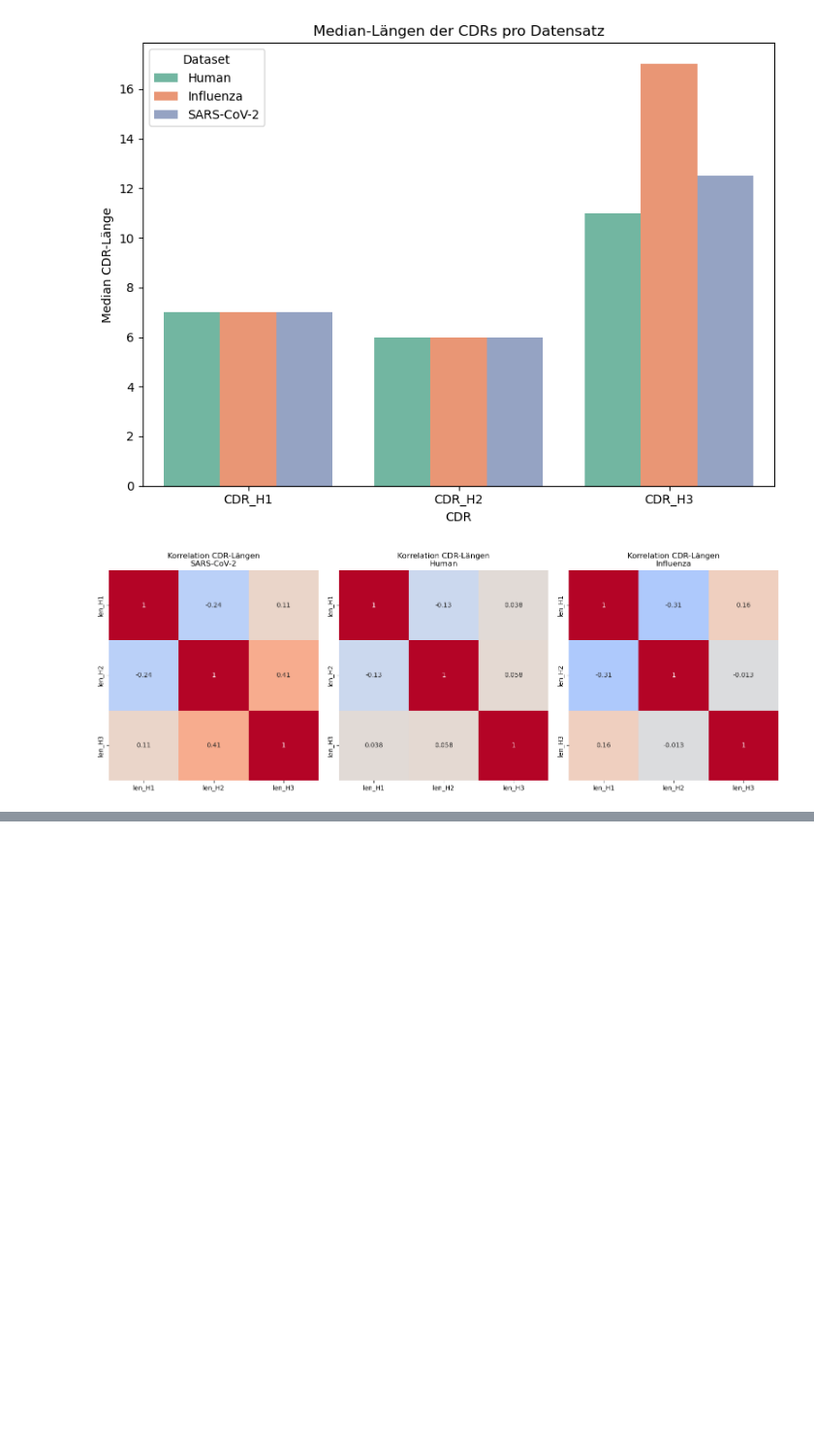
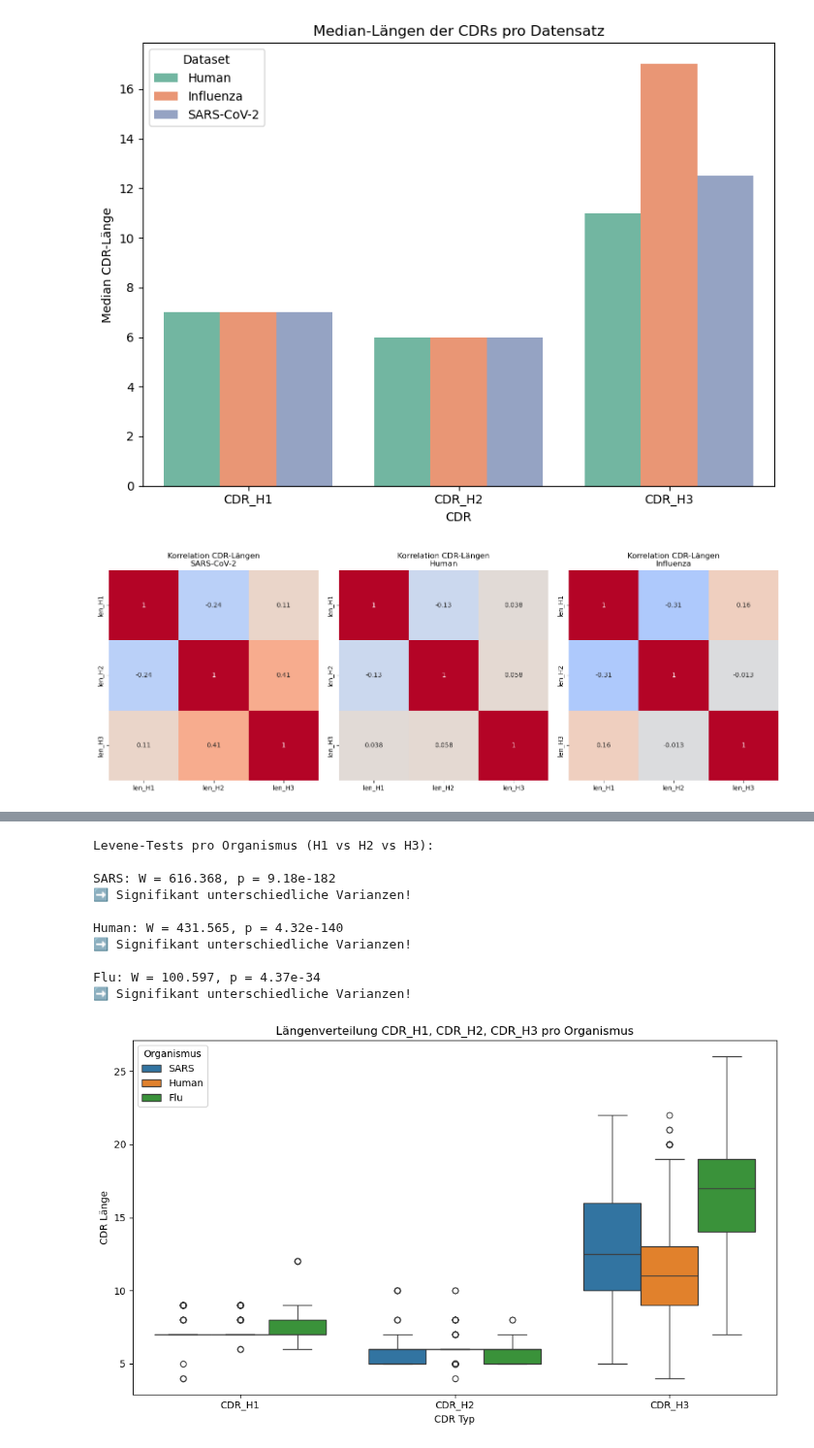
Before and after one commit to datascience-2025-group4/group04-team02, a Jupyter notebook: data cleanup/03_analysislengthAS.ipynb, the cells around one changed output, grey strips where cells are left out. Shown at 97% size. Cells and saved outputs as stored; diff of their text form; code cells hidden in the pictures; blank space fills up the shorter version.

```diff
--- a/data cleanup/03_analysislengthAS.ipynb
+++ b/data cleanup/03_analysislengthAS.ipynb
@@ -411,0 +509,72 @@ plt.show()
+# %%
+import pandas as pd
+import seaborn as sns
+import matplotlib.pyplot as plt
+from scipy.stats import levene
+
+# 1) Daten einlesen
+sars_df = pd.read_csv(r"C:\Users\clara\group04-team02\data cleanup\sars_cov2_cdr_seq.tsv", sep="\t")
+human_df = pd.read_csv(r"C:\Users\clara\group04-team02\data cleanup\human_cdr_seq.tsv", sep="\t")
+influenza_df = pd.read_csv(r"C:\Users\clara\group04-team02\data cleanup\influenza_cdr_seq.tsv", sep="\t")
+
+# 2) Längen extrahieren
+def extract_lengths(df, label):
+    return pd.DataFrame({
+        "CDR_H1_len": df["CDR_H1"].str.len(),
+        "CDR_H2_len": df["CDR_H2"].str.len(),
+        "CDR_H3_len": df["CDR_H3"].str.len(),
+        "Source": label
+    })
+
+df_all = pd.concat([
+    extract_lengths(sars_df, "SARS"),
+    extract_lengths(human_df, "Human"),
+    extract_lengths(influenza_df, "Flu")
+], ignore_index=True)
+
+# 3) Long Format
+lengths_long = df_all.melt(
+    id_vars="Source",
+    value_vars=["CDR_H1_len", "CDR_H2_len", "CDR_H3_len"],
+    var_name="CDR",
+    value_name="Length"
+)
+
+# CDR Namen vereinfachen
+lengths_long["CDR"] = lengths_long["CDR"].str.replace("_len", "")
+
+# 4) Levene-Test pro Organismus
+print("Levene-Tests pro Organismus (H1 vs H2 vs H3):\n")
+for organism in lengths_long["Source"].unique():
+    sub_df = lengths_long[lengths_long["Source"] == organism]
+    len_H1 = sub_df[sub_df["CDR"] == "CDR_H1"]["Length"].dropna()
+    len_H2 = sub_df[sub_df["CDR"] == "CDR_H2"]["Length"].dropna()
+    len_H3 = sub_df[sub_df["CDR"] == "CDR_H3"]["Length"].dropna()
+    stat, p = levene(len_H1, len_H2, len_H3)
+    print(f"{organism}: W = {stat:.3f}, p = {p:.3g}")
+    if p < 0.05:
+        print("➡️ Signifikant unterschiedliche Varianzen!\n")
+    else:
+        print("➡️ Keine signifikanten Unterschiede.\n")
+
+# 5) Boxplot nach Organismus
+plt.figure(figsize=(10,6))
+sns.boxplot(x="CDR", y="Length", hue="Source", data=lengths_long)
+plt.title("Längenverteilung CDR_H1, CDR_H2, CDR_H3 pro Organismus")
+plt.ylabel("CDR Länge")
+plt.xlabel("CDR Typ")
+plt.legend(title="Organismus")
+plt.tight_layout()
+plt.show()
+# %% [output]
+Levene-Tests pro Organismus (H1 vs H2 vs H3):
+
+SARS: W = 616.368, p = 9.18e-182
+➡️ Signifikant unterschiedliche Varianzen!
+
+Human: W = 431.565, p = 4.32e-140
+➡️ Signifikant unterschiedliche Varianzen!
+
+Flu: W = 100.597, p = 4.37e-34
+➡️ Signifikant unterschiedliche Varianzen!
+[figure, added]
```
Also changed, not shown: parts of 25 cells of this notebook, 2 other files.
